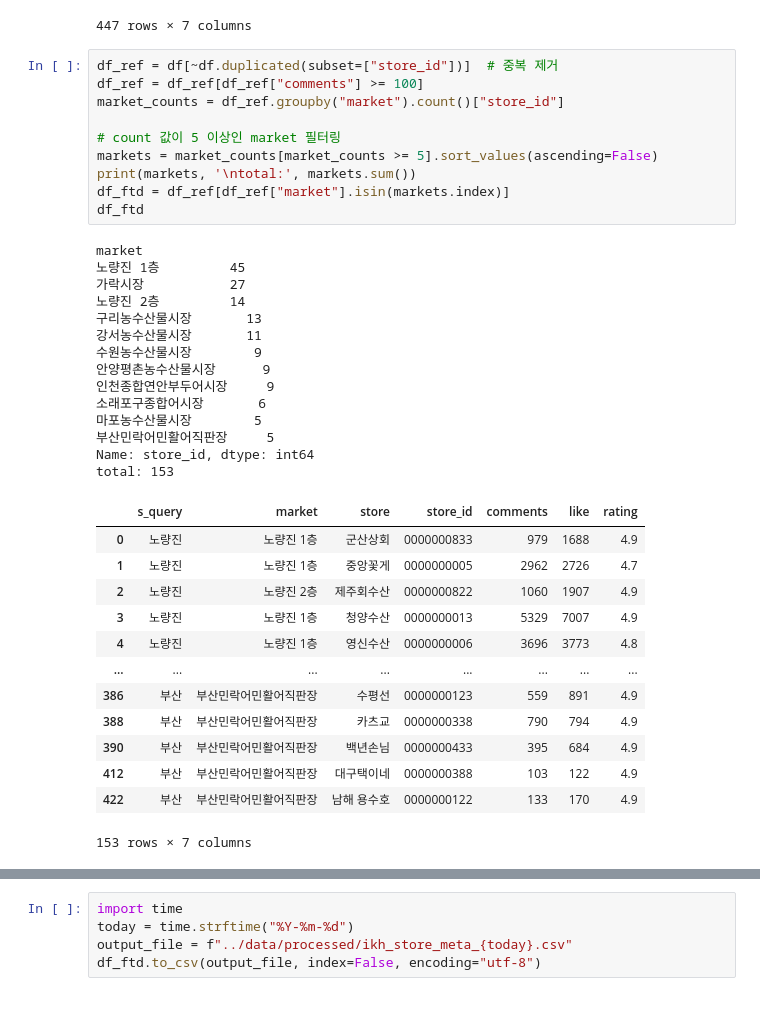
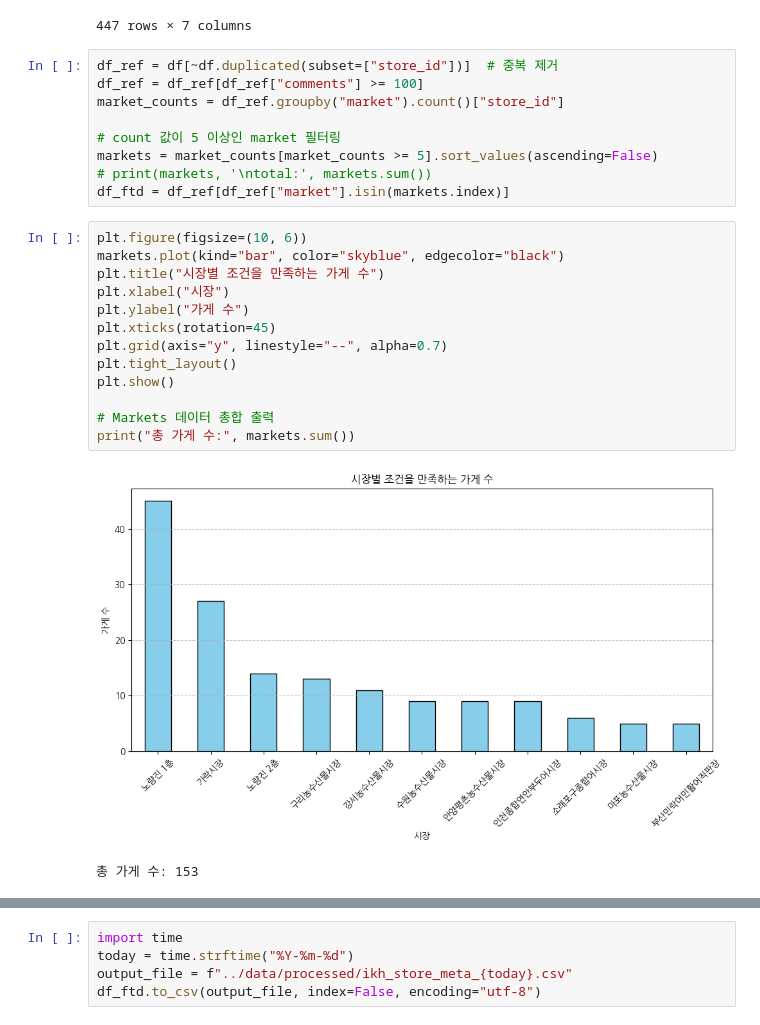
Before and after one commit to vhf1030/Pisces, a Jupyter notebook: notebooks/eda_ikh.ipynb, the cells around one changed output, grey strips where cells are left out. Cells and saved outputs as stored; diff of their text form.

Commit message:
preprocess store meta & visualize

```diff
--- a/notebooks/eda_ikh.ipynb
+++ b/notebooks/eda_ikh.ipynb
@@ -32,36 +32,23 @@ market_counts = df_ref.groupby("market").count()["store_id"]
 
 # count 값이 5 이상인 market 필터링
 markets = market_counts[market_counts >= 5].sort_values(ascending=False)
-print(markets, '\ntotal:', markets.sum())
+# print(markets, '\ntotal:', markets.sum())
 df_ftd = df_ref[df_ref["market"].isin(markets.index)]
-df_ftd
-# %% [output]
-market
-노량진 1층         45
-가락시장           27
-노량진 2층         14
-구리농수산물시장       13
-강서농수산물시장       11
-수원농수산물시장        9
-안양평촌농수산물시장      9
-인천종합연안부두어시장     9
-소래포구종합어시장       6
-마포농수산물시장        5
-부산민락어민활어직판장     5
-Name: store_id, dtype: int64
-total: 153
-|  | s_query | market | store | store_id | comments | like | rating |
-| 0 | 노량진 | 노량진 1층 | 군산상회 | 0000000833 | 979 | 1688 | 4.9 |
-| 1 | 노량진 | 노량진 1층 | 중앙꽃게 | 0000000005 | 2962 | 2726 | 4.7 |
-| 2 | 노량진 | 노량진 2층 | 제주회수산 | 0000000822 | 1060 | 1907 | 4.9 |
-| 3 | 노량진 | 노량진 1층 | 청양수산 | 0000000013 | 5329 | 7007 | 4.9 |
-| 4 | 노량진 | 노량진 1층 | 영신수산 | 0000000006 | 3696 | 3773 | 4.8 |
-| ... | ... | ... | ... | ... | ... | ... | ... |
-| 386 | 부산 | 부산민락어민활어직판장 | 수평선 | 0000000123 | 559 | 891 | 4.9 |
-| 388 | 부산 | 부산민락어민활어직판장 | 카츠교 | 0000000338 | 790 | 794 | 4.9 |
-| 390 | 부산 | 부산민락어민활어직판장 | 백년손님 | 0000000433 | 395 | 684 | 4.9 |
-| 412 | 부산 | 부산민락어민활어직판장 | 대구택이네 | 0000000388 | 103 | 122 | 4.9 |
-| 422 | 부산 | 부산민락어민활어직판장 | 남해 용수호 | 0000000122 | 133 | 170 | 4.9 |
-153 rows × 7 columns
+# %%
+plt.figure(figsize=(10, 6))
+markets.plot(kind="bar", color="skyblue", edgecolor="black")
+plt.title("시장별 조건을 만족하는 가게 수")
+plt.xlabel("시장")
+plt.ylabel("가게 수")
+plt.xticks(rotation=45)
+plt.grid(axis="y", linestyle="--", alpha=0.7)
+plt.tight_layout()
+plt.show()
+
+# Markets 데이터 총합 출력
+print("총 가게 수:", markets.sum())
+# %% [output]
+[figure, added]
+총 가게 수: 153
 # %% [markdown]
 시장 선정 - 리뷰가 100건 이상 등록된 가게가 5개 이상인 시장
```
Also changed, not shown: parts of 7 cells of this notebook, 1 other file.
